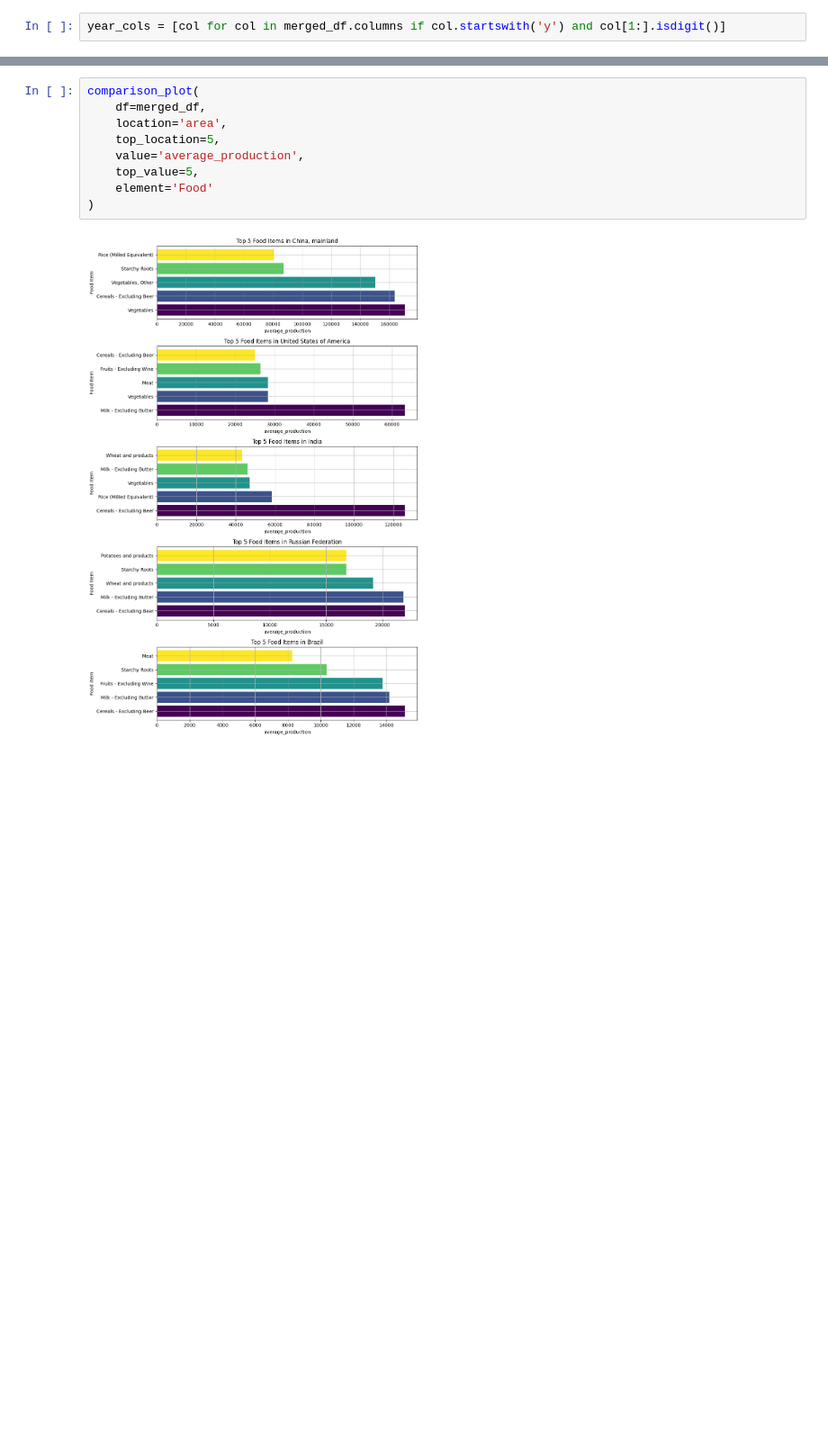
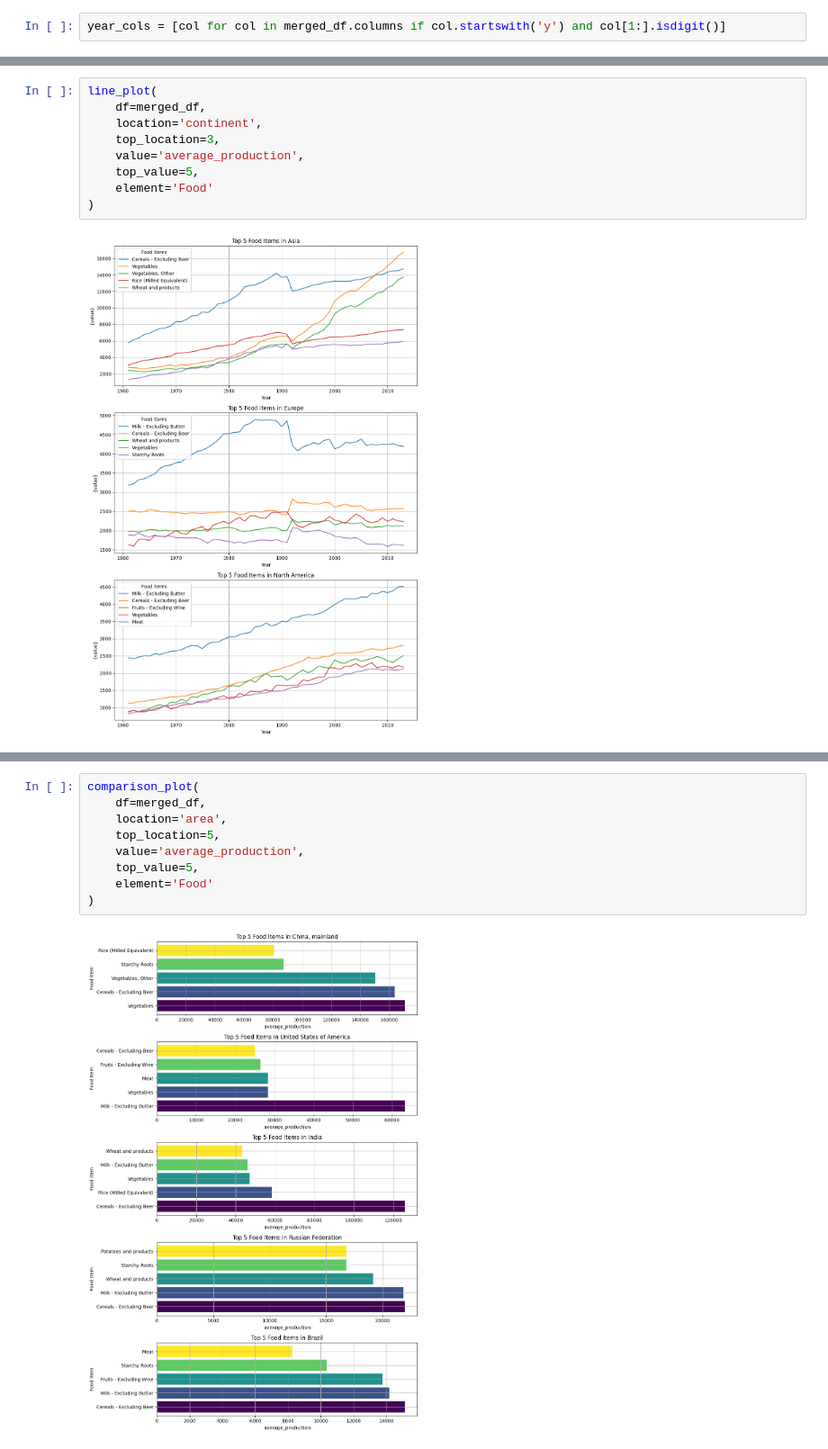
Before and after one commit to JoshuaEntrata/DataViz_Assessment1, a Jupyter notebook: improved_plotting.ipynb, the cells around one changed output, grey strips where cells are left out. Shown at 90% size. Cells and saved outputs as stored; diff of their text form; blank space fills up the shorter version.

```diff
--- a/improved_plotting.ipynb
+++ b/improved_plotting.ipynb
@@ -87,0 +67,11 @@ line_plot(
+# %%
+line_plot(
+    df=merged_df,
+    location='continent',
+    top_location=3,
+    value='average_production',
+    top_value=5,
+    element='Food'
+)
+# %% [output]
+[figure, added]
```
Also changed, not shown: parts of 8 cells of this notebook.
